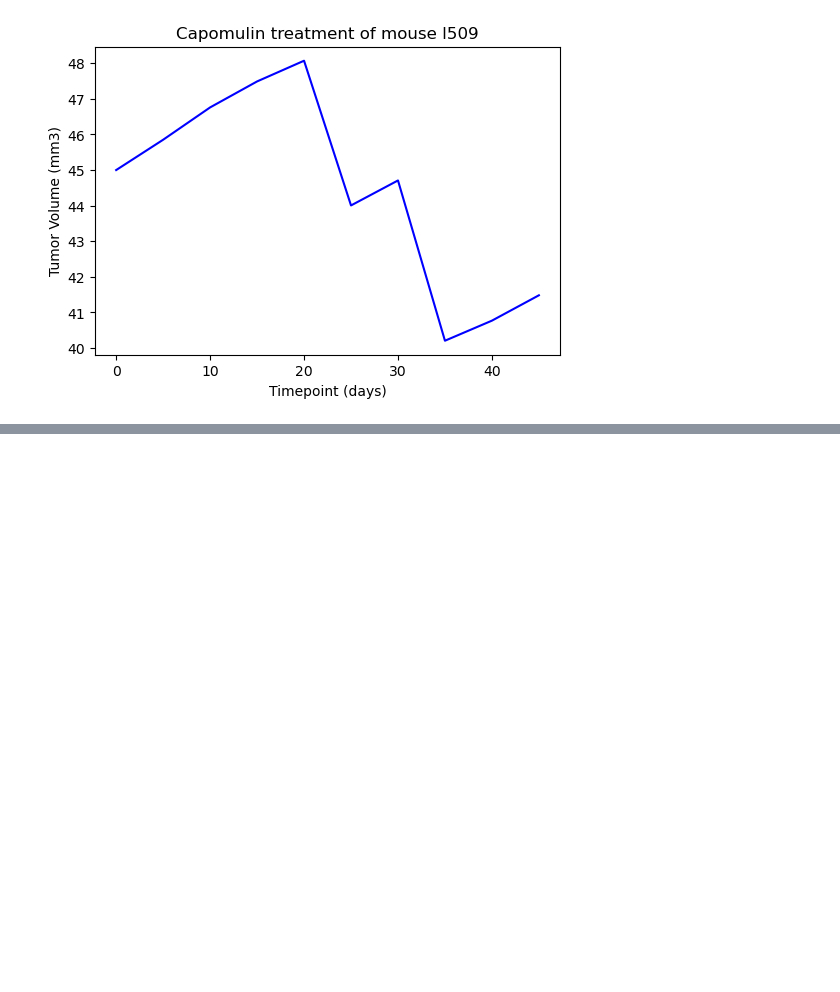
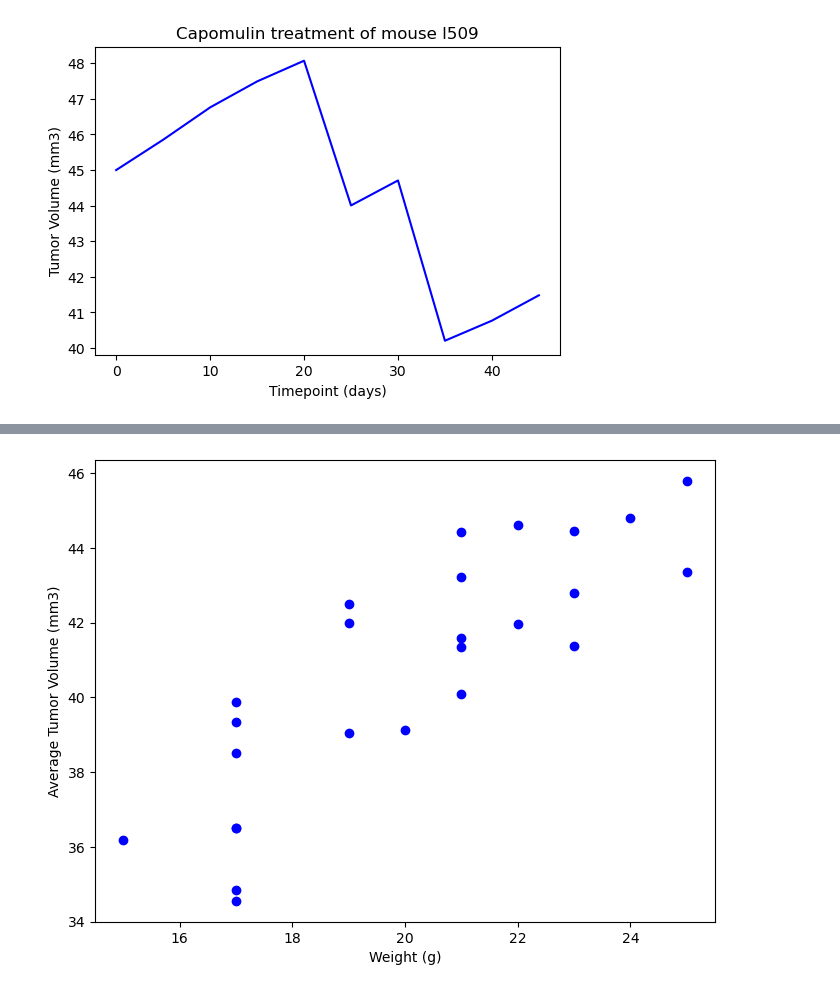
Before and after one commit to Ernawaty2024/matplotlib_challenge, a Jupyter notebook: Pymaceuticals/Pymaceuticals.ipynb.ipynb, the cells around one changed output, grey strips where cells are left out. Drawn from its saved outputs; the diff is of its cells as text; code cells hidden in the pictures; blank space fills up the shorter version.

```diff
--- a/Pymaceuticals/Pymaceuticals.ipynb.ipynb
+++ b/Pymaceuticals/Pymaceuticals.ipynb.ipynb
@@ -303,3 +303,15 @@ plt.ylabel(f'Tumor Volume (mm3)')
 plt.show()
 # %% [output]
 [figure]
+# %%
+# Generate a scatter plot of mouse weight vs. the average observed tumor volume for the entire Capomulin regimen
+# Filter data for the Capomulin Regimen
+Capomulin_data = cleaned_df[cleaned_df['Drug Regimen'] == 'Capomulin']
+
+# Average tumor volume for each mouse
+avg_tumor_volume = Capomulin_data.groupby('Mouse ID')['Tumor Volume (mm3)'].mean().reset_index()
+avg_tumor_volume = avg_tumor_volume.rename(columns={'Tumor Volume (mm3)':'Average Tumor Volume (mm3)'})
+
+# Merge the average tumor volume data with the original DataFrame to get mouse weight
+merged_data = pd.merge(avg_tumor_volume,Capomulin_data[['Mouse ID','Weight (g)']].drop_duplicates(), on='Mouse ID')
+merged_data
@@ -305,0 +336,11 @@ plt.show()
+# %%
+# Generate scatter plot
+plt.figure(figsize=(8,6))
+plt.scatter(merged_data['Weight (g)'], merged_data['Average Tumor Volume (mm3)'], marker='o', color='b')
+
+plt.xlabel('Weight (g)')
+plt.ylabel('Average Tumor Volume (mm3)')
+
+plt.show()
+# %% [output]
+[figure, added]
```
Also changed, not shown: parts of 6 cells of this notebook.
